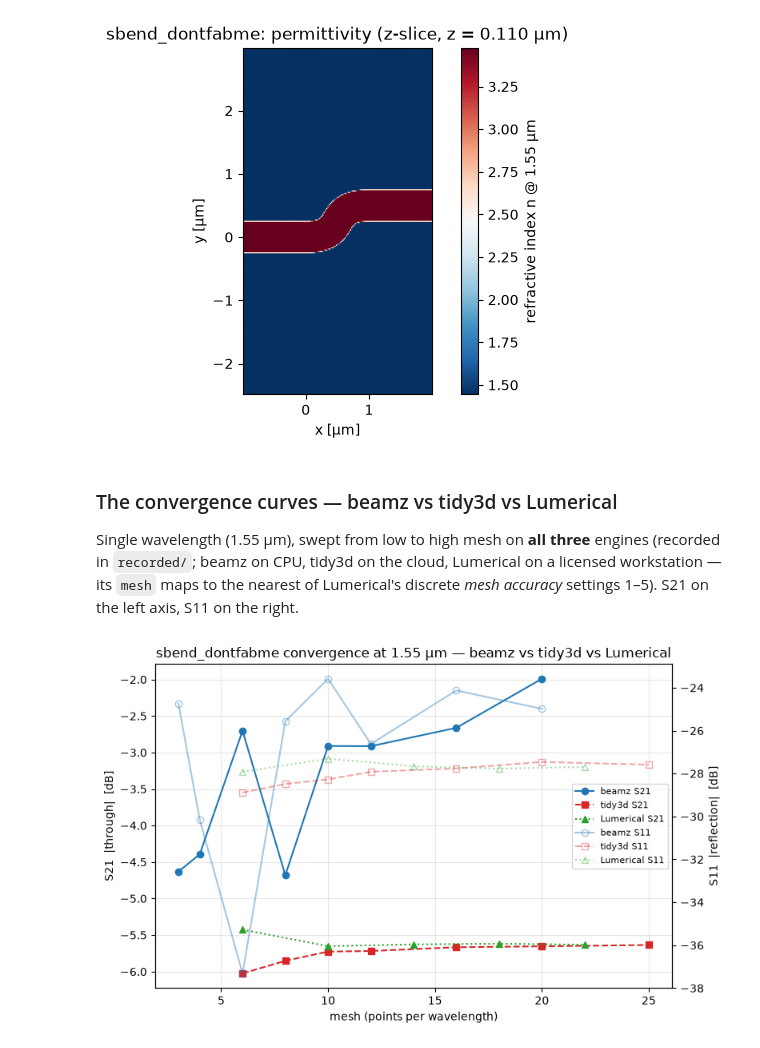
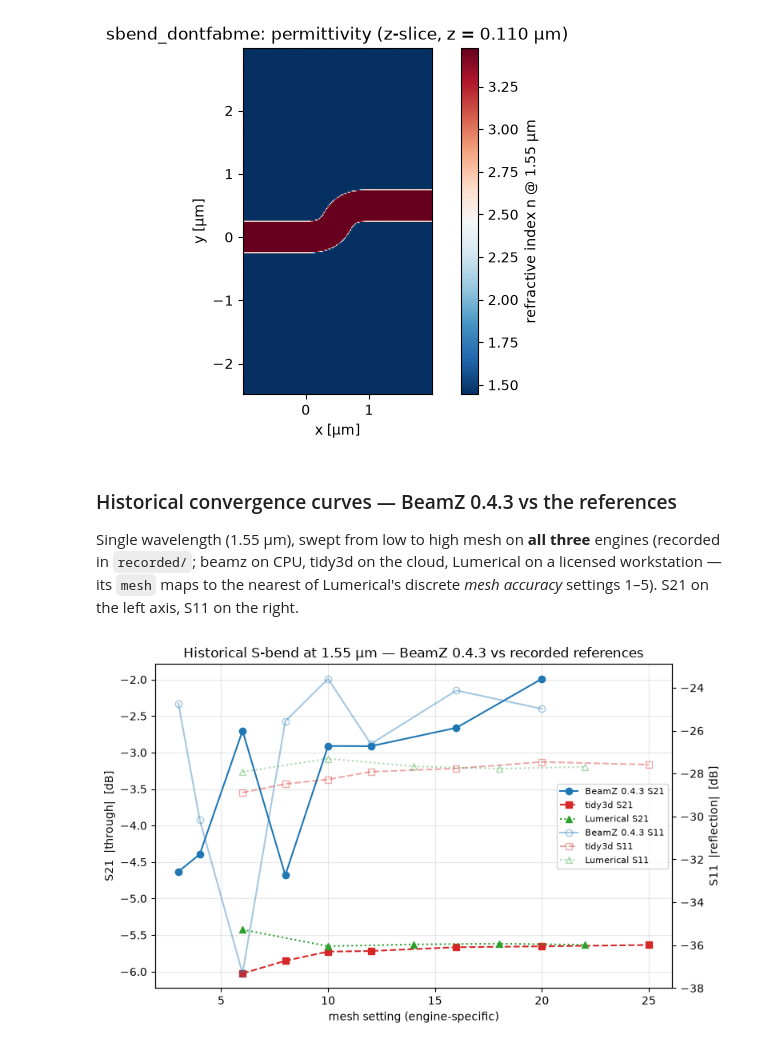
Before and after one commit to SiEPIC/gds_fdtd, a Jupyter notebook: examples/06_convergence_and_caching/06_convergence_and_caching.ipynb, the cells around one changed output. Saved outputs shown, nothing was run; the diff lists cells and outputs as text; code cells hidden in the pictures.

```diff
--- a/examples/06_convergence_and_caching/06_convergence_and_caching.ipynb
+++ b/examples/06_convergence_and_caching/06_convergence_and_caching.ipynb
@@ -135,7 +154,7 @@ plt.show()
 [figure]
 [figure]
 # %% [markdown]
-### The convergence curves — beamz vs tidy3d vs Lumerical
+### Historical convergence curves — BeamZ 0.4.3 vs the references
 
 Single wavelength (1.55 µm), swept from low to high mesh on **all three**
 engines (recorded in `recorded/`; beamz on CPU, tidy3d on the cloud, Lumerical
@@ -144,30 +163,53 @@ discrete *mesh accuracy* settings 1–5). S21 on the left axis, S11 on the right
 # %%
 beamz_c = json.loads((REC / "sbend_beamz_convergence.json").read_text())["mesh"]
 tidy3d_c = json.loads((REC / "sbend_tidy3d_convergence.json").read_text())["mesh"]
 lum_c = json.loads((REC / "sbend_lumerical_convergence.json").read_text())["mesh"]
 
 fig, axL = plt.subplots(figsize=(8, 5))
 axR = axL.twinx()
 bm = sorted(int(m) for m in beamz_c)
 tm = sorted(int(m) for m in tidy3d_c)
 lm = sorted(int(m) for m in lum_c)
-axL.plot(bm, [beamz_c[str(m)]["s21_db"] for m in bm], "o-", color="tab:blue", label="beamz S21")
+axL.plot(
+    bm, [beamz_c[str(m)]["s21_db"] for m in bm], "o-", color="tab:blue", label="BeamZ 0.4.3 S21"
+)
 axL.plot(tm, [tidy3d_c[str(m)]["s21_db"] for m in tm], "s--", color="tab:red", label="tidy3d S21")
 axL.plot(lm, [lum_c[str(m)]["s21_db"] for m in lm], "^:", color="tab:green", label="Lumerical S21")
-axR.plot(bm, [beamz_c[str(m)]["s11_db"] for m in bm], "o-", color="tab:blue", alpha=0.4,
-         markerfacecolor="none", label="beamz S11")
-axR.plot(tm, [tidy3d_c[str(m)]["s11_db"] for m in tm], "s--", color="tab:red", alpha=0.4,
-         markerfacecolor="none", label="tidy3d S11")
-axR.plot(lm, [lum_c[str(m)]["s11_db"] for m in lm], "^:", color="tab:green", alpha=0.4,
-         markerfacecolor="none", label="Lumerical S11")
-axL.set_xlabel("mesh (points per wavelength)")
+axR.plot(
+    bm,
+    [beamz_c[str(m)]["s11_db"] for m in bm],
+    "o-",
+    color="tab:blue",
+    alpha=0.4,
+    markerfacecolor="none",
+    label="BeamZ 0.4.3 S11",
+)
+axR.plot(
+    tm,
+    [tidy3d_c[str(m)]["s11_db"] for m in tm],
+    "s--",
+    color="tab:red",
+    alpha=0.4,
+    markerfacecolor="none",
+    label="tidy3d S11",
+)
+axR.plot(
+    lm,
+    [lum_c[str(m)]["s11_db"] for m in lm],
+    "^:",
+    color="tab:green",
+    alpha=0.4,
+    markerfacecolor="none",
+    label="Lumerical S11",
+)
+axL.set_xlabel("mesh setting (engine-specific)")
 axL.set_ylabel("S21  |through|  [dB]")
 axR.set_ylabel("S11  |reflection|  [dB]")
-axL.set_title("sbend_dontfabme convergence at 1.55 µm — beamz vs tidy3d vs Lumerical")
+axL.set_title("Historical S-bend at 1.55 µm — BeamZ 0.4.3 vs recorded references")
 axL.grid(True, alpha=0.3)
 _ln = axL.get_lines() + axR.get_lines()
 axL.legend(_ln, [ln.get_label() for ln in _ln], loc="center right", fontsize=8)
 fig.tight_layout()
 plt.show()
 # %% [output]
-[figure, old version]
+[figure, new version]
```
Also changed, not shown: parts of 24 cells of this notebook, 2 other files.
